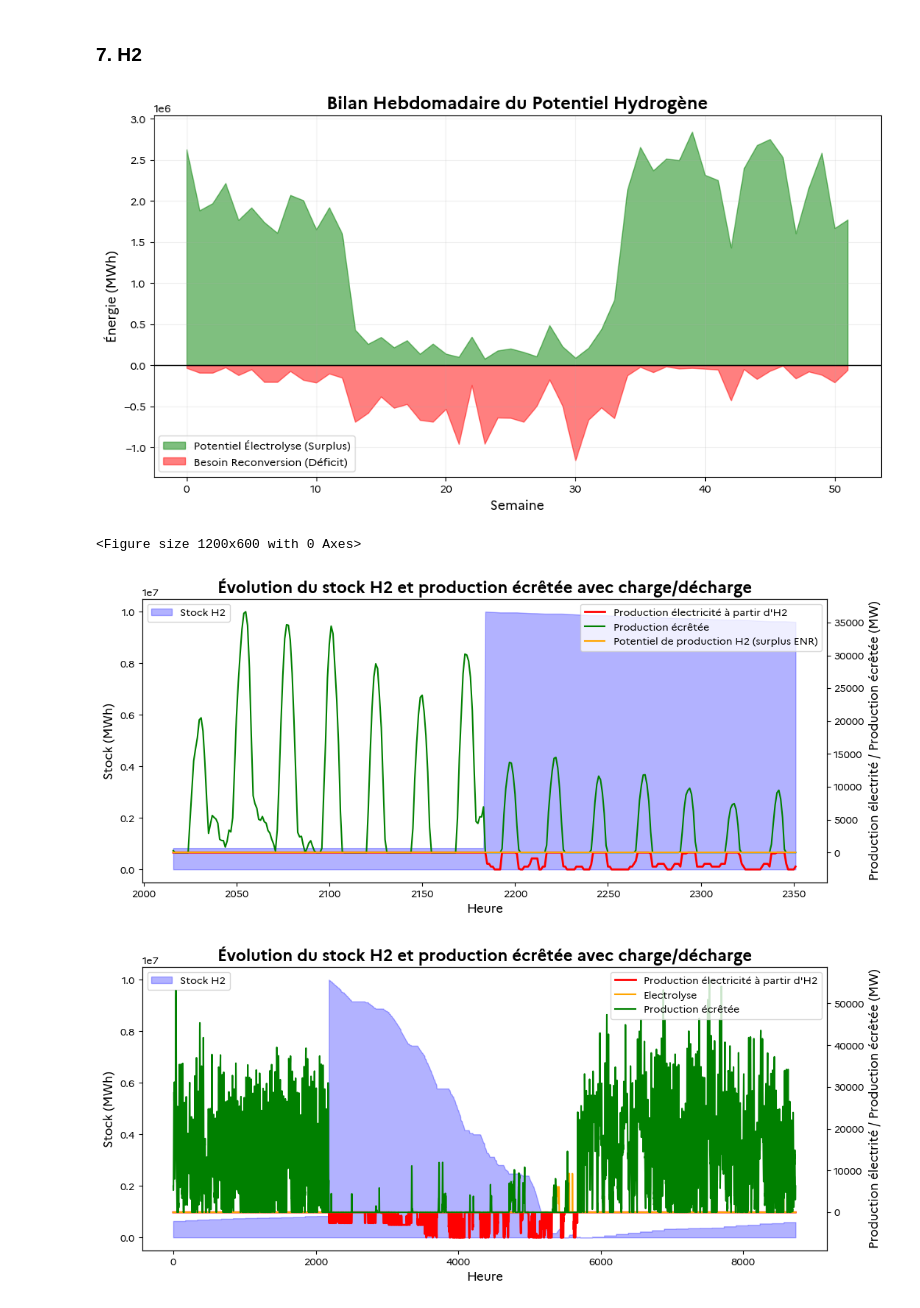
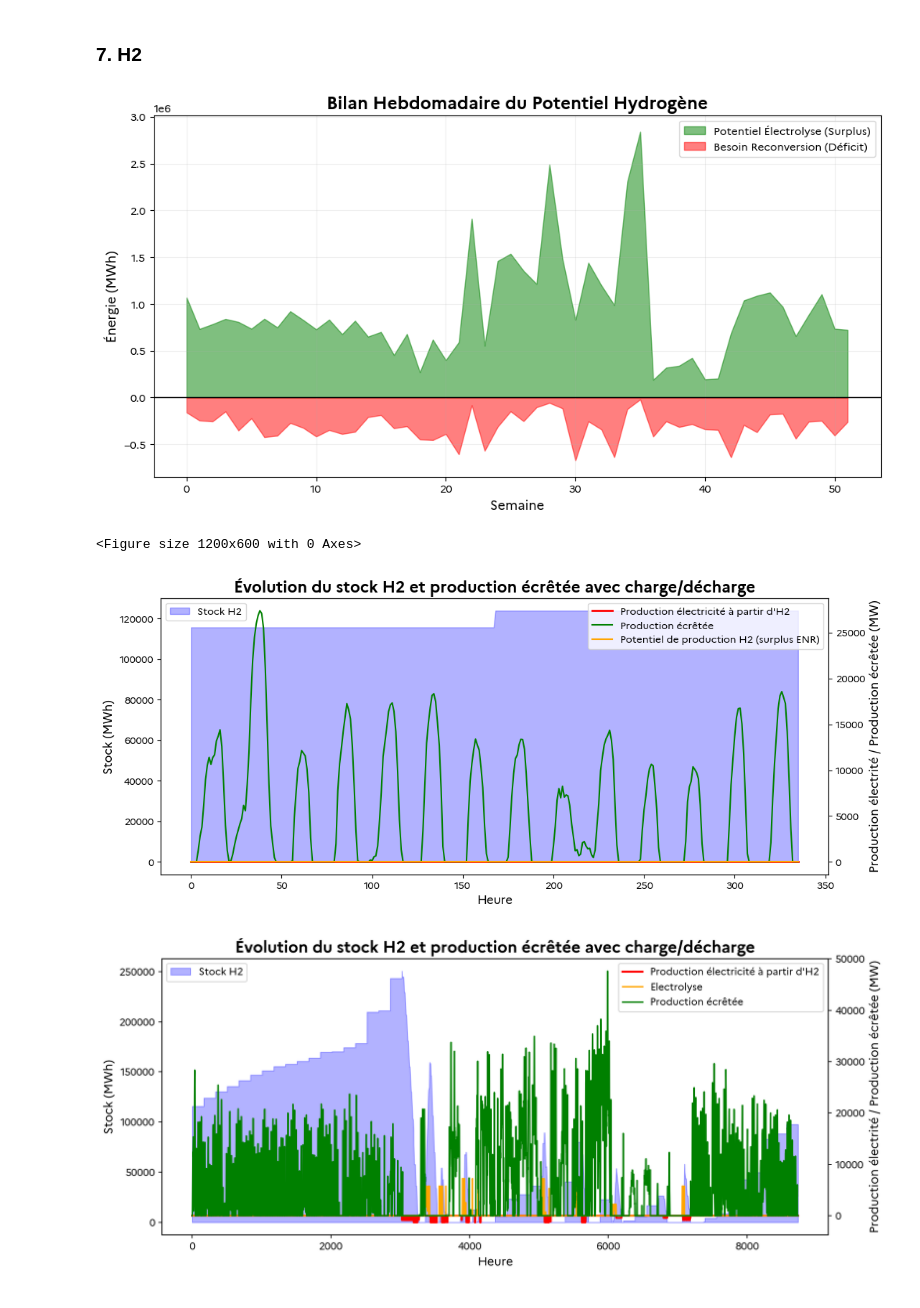
Before and after one commit to alextonon/ETE305_Optimization_Study, a Jupyter notebook: analysis_with_optimization.ipynb, the cells around one changed output. Saved outputs shown, nothing was run; the diff lists cells and outputs as text; code cells hidden in the pictures.

```diff
--- a/analysis_with_optimization.ipynb
+++ b/analysis_with_optimization.ipynb
@@ -69,9 +69,9 @@ charge_cols = [
 ## __0. Lecture des données__
 # %%
 # Config de lecture des données
-WEEK_TARGET = 12  # semaine de départ
+WEEK_TARGET = 0  # semaine de départ
 TWO_WEEKS = True   # True pour 2 semaines, False pour 1 semaine
-id = "C343DA44"
+id = "1A024C4B"
 # %%
 # --- Chargement des données ---
 df_global = pd.read_csv(f"results/{id}/results.csv", sep=';')
@@ -811,7 +812,7 @@ plt.legend()
 plt.grid(alpha=0.2)
 plt.show()
 # %% [output]
-[figure, old version]
+[figure, new version]
 # %%
 plt.figure(figsize=(12, 6))
 
@@ -849,29 +850,29 @@ ax2.legend(loc='upper right')
 plt.title("Évolution du stock H2 et production écrêtée avec charge/décharge")
 plt.show()
 # %% [output]
-[figure, old version]
+[figure, new version]
 # %%
-fig, ax1 = plt.subplots(figsize=(12,5))
+fig, ax1 = plt.subplots(figsize=(12,5),dpi=150)
 
 time = df_global.index
 
 # Axe principal : Stock STEP et production écrêtée
 ax1.fill_between(time, 0, df_global["H2_Stock"], color='blue', alpha=0.3, label="Stock H2")
 # ax1.fill_between(time, 0, df_global["Ecret"], color='gray', alpha=0.3, label="Production écrêtée")
 ax1.set_xlabel("Heure")
 ax1.set_ylabel("Stock (MWh)")
 ax1.legend(loc='upper left')
 
 # Axe secondaire : Charge et décharge
 ax2 = ax1.twinx()
 ax2.plot(time, -df_global["H2_CCG"]-df_global["H2_TAC"], color='red', linewidth=2, label="Production électricité à partir d'H2")
 ax2.plot(time, df_global["Electrolyse"], color='orange', label="Electrolyse")
 ax2.plot(time, df_global["Exces"], color='green', label="Production écrêtée")
 # ax2.plot(time, df_global["H2_discharge"], color='red', linewidth=2, label="Décharge H2")
 ax2.set_ylabel("Production électrité / Production écrêtée (MW)")
 ax2.legend(loc='upper right')
 
 plt.title("Évolution du stock H2 et production écrêtée avec charge/décharge")
 plt.show()
 # %% [output]
-[figure, old version]
+[figure, new version]
```
Also changed, not shown: parts of 15 cells of this notebook, 13 other files.
